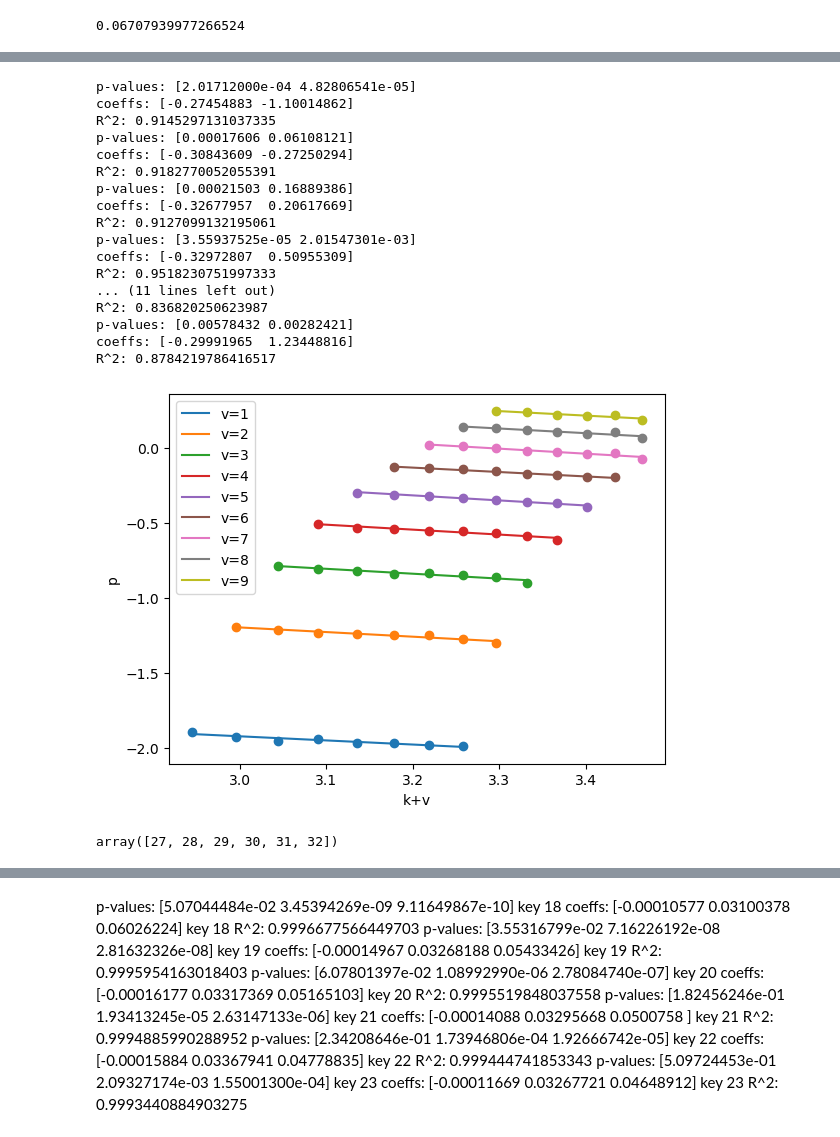
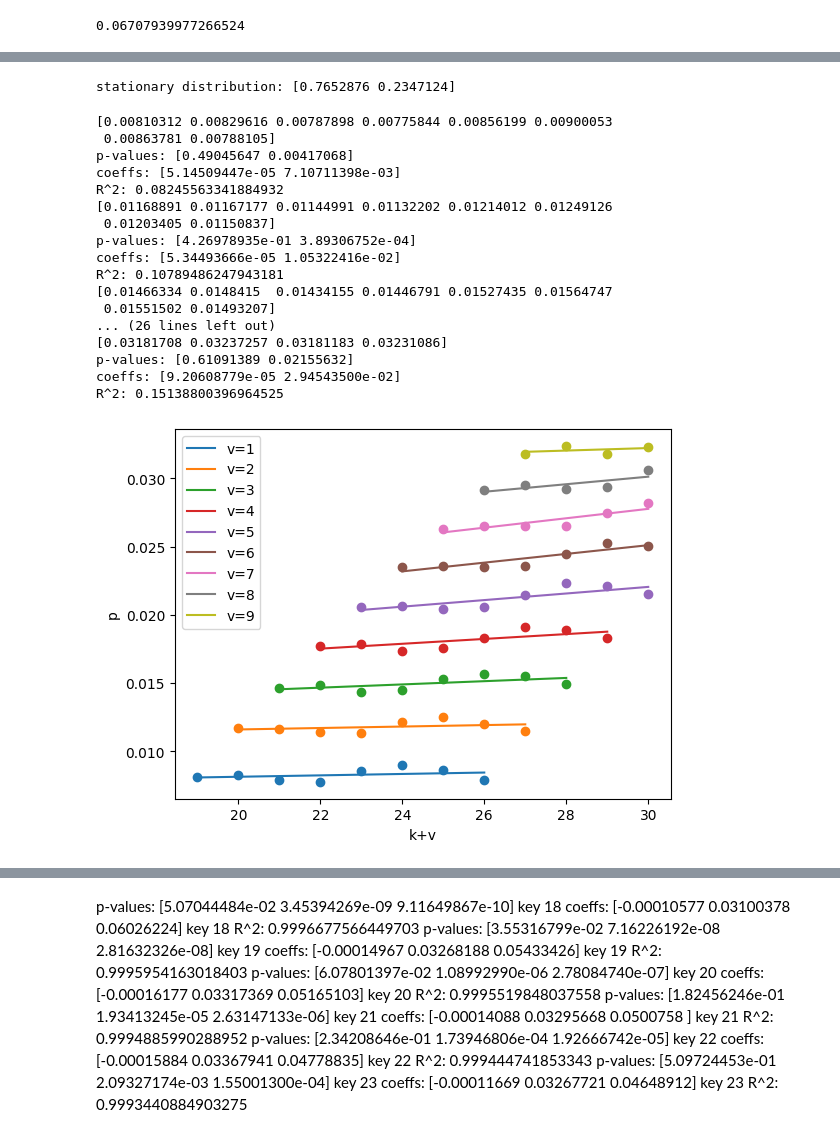
Before and after one commit to GZHoffie/skiver-test, a Jupyter notebook: experiments/parameter_dependence/plot_results.ipynb, the cells around one changed output, grey strips where cells are left out. Cells and saved outputs as stored; diff of their text form; code cells hidden in the pictures.

Commit message:
Some additional plots

```diff
--- a/experiments/parameter_dependence/plot_results.ipynb
+++ b/experiments/parameter_dependence/plot_results.ipynb
@@ -452,7 +452,7 @@ k = np.array(k_values)
 v = np.array(v_values)
 
 #A = np.vstack([k*v + v * v, v, np.ones(len(k))]).T
-#A = np.vstack([k*v, v * v, v, np.ones(len(k))]).T
+#A = np.vstack([k*v, v * v, v]).T
 #A = np.vstack([k*v, v]).T
 #A = np.vstack([k, v, np.ones(len(k))]).T
 A = np.vstack([v, np.ones(len(k))]).T
@@ -475,12 +475,12 @@ cov = sigma2 * np.linalg.inv(A.T @ A)
 se = np.sqrt(np.diag(cov))
 t_stats = coeffs / se
 
-p_value = 2 * (1 - stats.t.cdf(np.abs(t_stats), df=df))
+p_values = 2 * (1 - stats.t.cdf(np.abs(t_stats), df=df))
 
 #print('coeffs:', coeffs)
 #print('se:', se)
 #print('t:', t_stats)
-print('p-values:', p_value)
+print('p-values:', p_values)
 print(f'key {key} coeffs: {coeffs}')
 y_fit = A @ coeffs
 ss_res = np.sum((y - y_fit) ** 2)
@@ -537,11 +563,11 @@ for key, values in results_dict.items():
     #A = np.vstack([s_times_v, v * v, v]).T
     #A = np.vstack([s_times_v, v]).T
     #A = np.vstack([v * v, v, np.ones(len(v))]).T
-    A = np.vstack([v, np.ones(len(v))]).T
+    #A = np.vstack([v, np.ones(len(v))]).T
     #A = np.vstack([s, np.ones(len(s))]).T
 
     #A = np.vstack([s]).T
-    #A = np.vstack([v]).T
+    A = np.vstack([v]).T
     coeffs, residuals, rank, _s = np.linalg.lstsq(A, y, rcond=None)
 
     n, p = A.shape
@@ -568,11 +594,11 @@ for key, values in results_dict.items():
     ss_tot = np.sum((y - np.mean(y)) ** 2)
     r_squared = 1 - (ss_res / ss_tot)
     print(f'key {key} R^2: {r_squared}')
-    plt.plot(s, y, 'o', color=f'C{key}')
-    plt.plot(s, y_fit, '-', label=f'k={key}', color=f'C{key}')
+    plt.plot(v, y, 'o', color=f'C{key}')
+    plt.plot(v, y_fit, '-', label=f'k={key}', color=f'C{key}')
 
-plt.xlabel('k+v')
-plt.ylabel('p')
+plt.xlabel('v')
+plt.ylabel('N1 / N0')
 #plt.title('Change of Results')
 #plt.xlim(0, 1)
 #plt.ylim(0, 0.1)
@@ -599,0 +626,3 @@ key 25 R^2: 0.9987584748263051
+# %%
+slope = 0.02775329
+intercept = 0.05638653
@@ -600,3 +654,13 @@ key 25 R^2: 0.9987584748263051
+# %%
+# compute stationary distribution of the Markov chain `transition_prob`
+eigvals, eigvecs = np.linalg.eig(transition_prob.T)
+idx = np.argmin(np.abs(eigvals - 1.0))
+pi = np.real(eigvecs[:, idx])
+pi = np.where(pi < 0, 0.0, pi)  # remove tiny negative noise
+pi = pi / pi.sum()
+print('stationary distribution:', pi)
+# %% [output]
+stationary distribution: [0.7652876 0.2347124]
 # %%
 # Plot the change of results against dict keys + index in list
 import matplotlib.pyplot as plt
@@ -612,13 +676,13 @@ for value_take in [0, 1, 2, 3, 4, 5, 6, 7, 8]:
             k.append(key)
             p.append(values[value_take])
 
-    k = np.log(np.array(k) + value_take + 1)
+    k = np.array(k) + value_take + 1
 
 
-    p = np.log(np.array(p)) #/ (value_take + 2)
+    p = np.array(p) #/ (value_take + 2)
+    print(p)
 
     # fit p = a * k + b
-    #A = np.vstack([k, np.ones(len(k))]).T
     A = np.vstack([k, np.ones(len(k))]).T
     coeffs, residuals, rank, _s = np.linalg.lstsq(A, p, rcond=None)
     slope, intercept = coeffs
@@ -626,54 +690,48 @@ for value_take in [0, 1, 2, 3, 4, 5, 6, 7, 8]:
     # compute p-values for the fitted coefficients
     p_array = p  # data vector
     n_rows, n_params = A.shape
     if residuals.size > 0:
         rss = residuals[0]
     else:
         rss = np.sum((p_array - A.dot(coeffs))**2)
 
     df_ = n_rows - n_params
     sigma2 = rss / df_
     cov = sigma2 * np.linalg.inv(A.T @ A)
     se = np.sqrt(np.diag(cov))
     t_stats = coeffs / se
     p_vals = 2 * (1 - stats.t.cdf(np.abs(t_stats), df=df_))
     print('p-values:', p_vals)
     print('coeffs:', coeffs)
     y_fit = A @ coeffs
     ss_res = np.sum((p - y_fit) ** 2)
     ss_tot = np.sum((p - np.mean(p)) ** 2)
     r_squared = 1 - (ss_res / ss_tot)
     print(f'R^2: {r_squared}')
     plt.plot(k, p, 'o', color=f'C{value_take}')
     plt.plot(k, y_fit, '-', label=f'v={value_take+1}', color=f'C{value_take}')
 
 plt.xlabel('k+v')
 plt.ylabel('p')
-#plt.yscale('log')
-#plt.xscale('log')
 #plt.title(f'Fit for value_take = {value_take+1}')
 plt.legend()
 plt.show()
 # %% [output]
-p-values: [2.01712000e-04 4.82806541e-05]
-coeffs: [-0.27454883 -1.10014862]
-R^2: 0.9145297131037335
-p-values: [0.00017606 0.06108121]
-coeffs: [-0.30843609 -0.27250294]
-R^2: 0.9182770052055391
-p-values: [0.00021503 0.16889386]
-coeffs: [-0.32677957  0.20617669]
-R^2: 0.9127099132195061
-p-values: [3.55937525e-05 2.01547301e-03]
-coeffs: [-0.32972807  0.50955309]
-R^2: 0.9518230751997333
-... (11 lines left out)
-R^2: 0.836820250623987
-p-values: [0.00578432 0.00282421]
-coeffs: [-0.29991965  1.23448816]
-R^2: 0.8784219786416517
+[0.00810312 0.00829616 0.00787898 0.00775844 0.00856199 0.00900053
+ 0.00863781 0.00788105]
+p-values: [0.49045647 0.00417068]
+coeffs: [5.14509447e-05 7.10711398e-03]
+R^2: 0.08245563341884932
+[0.01168891 0.01167177 0.01144991 0.01132202 0.01214012 0.01249126
+ 0.01203405 0.01150837]
+p-values: [4.26978935e-01 3.89306752e-04]
+coeffs: [5.34493666e-05 1.05322416e-02]
+R^2: 0.10789486247943181
+[0.01466334 0.0148415  0.01434155 0.01446791 0.01527435 0.01564747
+ 0.01551502 0.01493207]
+... (26 lines left out)
+[0.03181708 0.03237257 0.03181183 0.03231086]
+p-values: [0.61091389 0.02155632]
+coeffs: [9.20608779e-05 2.94543500e-02]
+R^2: 0.15138800396964525
-[figure, old version]
+[figure, new version]
-# %%
-k
-# %% [output]
-array([27, 28, 29, 30, 31, 32])
```
Also changed, not shown: parts of 14 cells of this notebook.
